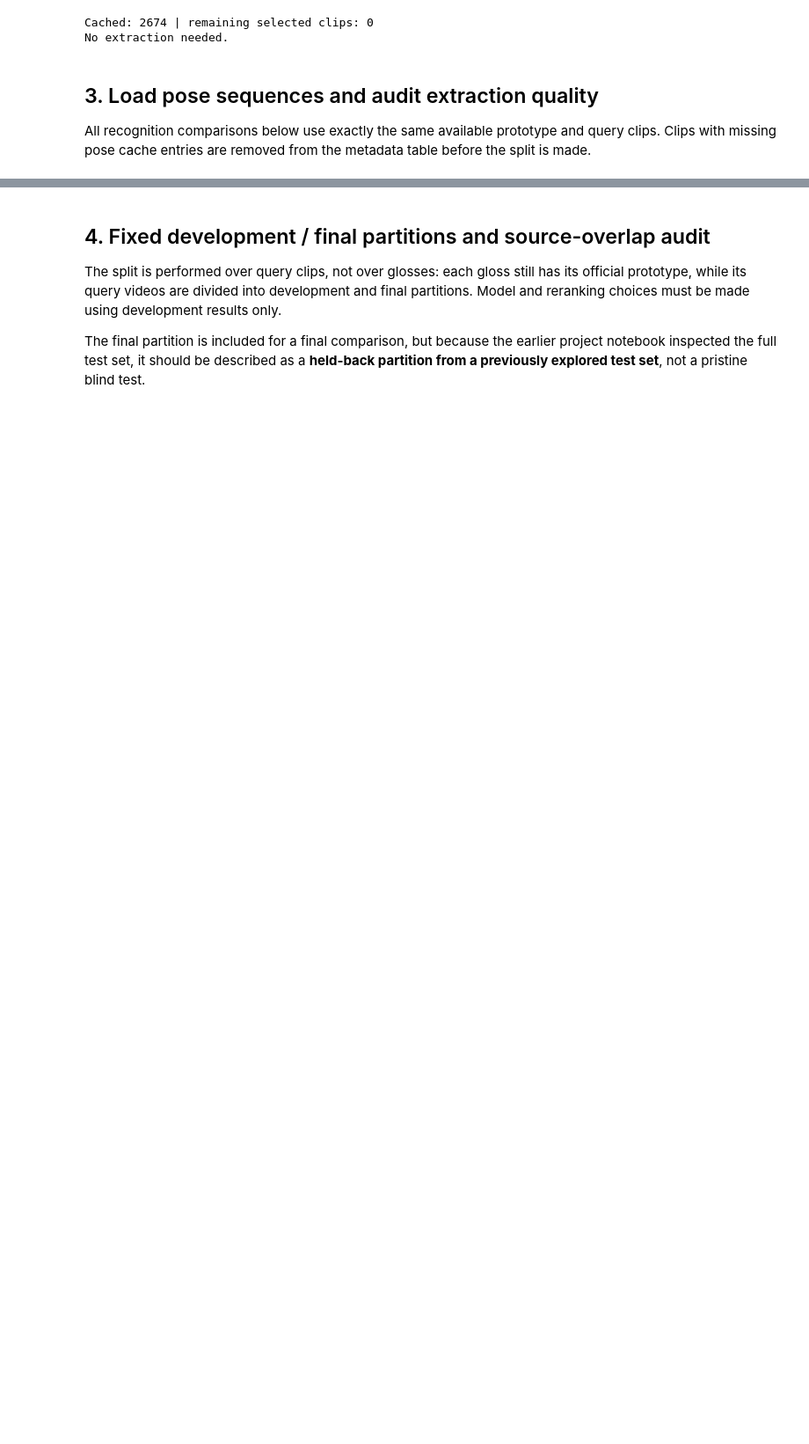
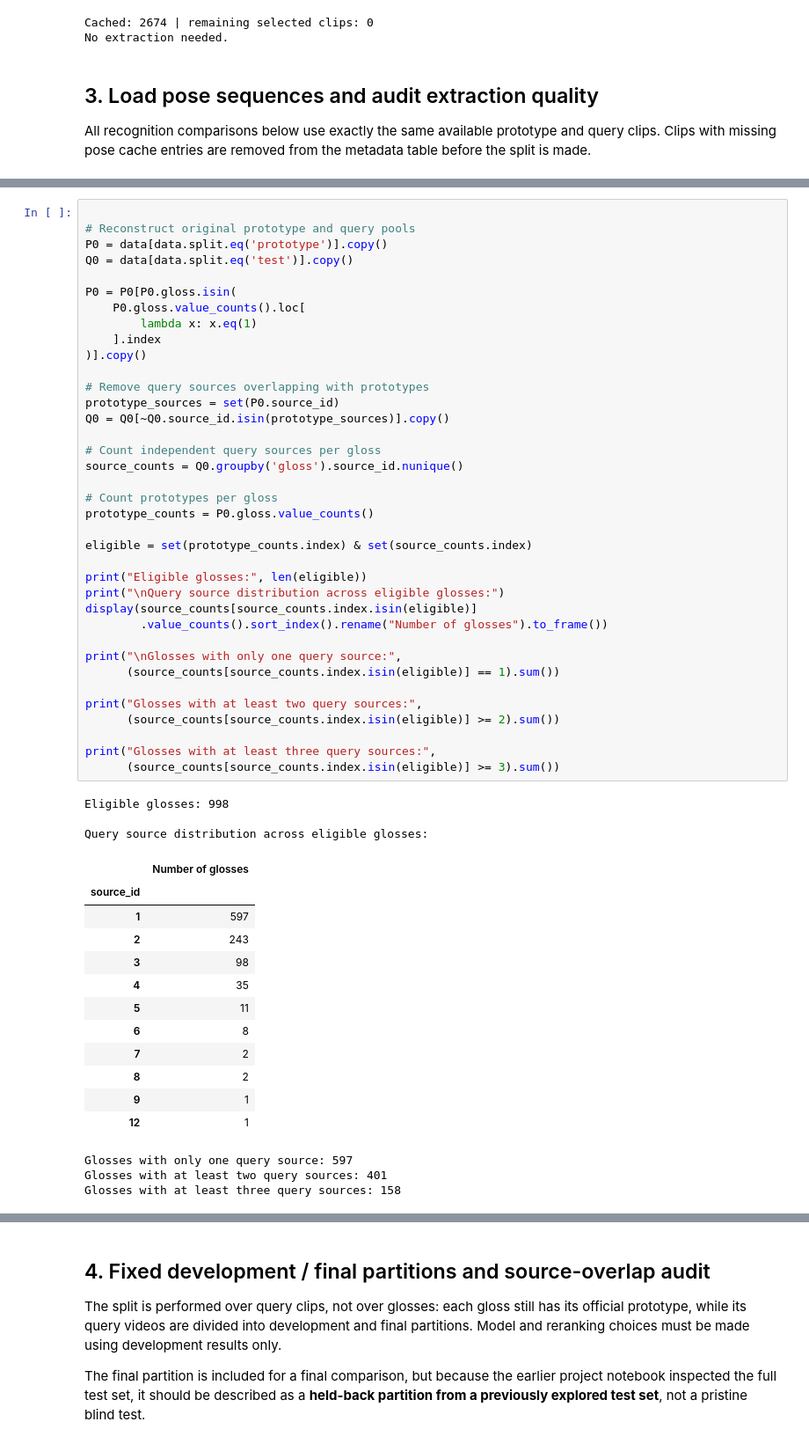
Before and after one commit to Riddhi-sss/ISL-Recognition, a Jupyter notebook: ISL_Project_Reorganised_Colab.ipynb, the cells around one changed output, grey strips where cells are left out. Shown at 88% size. Cells and saved outputs as stored; diff of their text form; blank space fills up the shorter version.

```diff
--- a/ISL_Project_Reorganised_Colab.ipynb
+++ b/ISL_Project_Reorganised_Colab.ipynb
@@ -344,0 +428,56 @@ display(quality.describe().round(3))
+# %%
+
+# Reconstruct original prototype and query pools
+P0 = data[data.split.eq('prototype')].copy()
+Q0 = data[data.split.eq('test')].copy()
+
+P0 = P0[P0.gloss.isin(
+    P0.gloss.value_counts().loc[
+        lambda x: x.eq(1)
+    ].index
+)].copy()
+
+# Remove query sources overlapping with prototypes
+prototype_sources = set(P0.source_id)
+Q0 = Q0[~Q0.source_id.isin(prototype_sources)].copy()
+
+# Count independent query sources per gloss
+source_counts = Q0.groupby('gloss').source_id.nunique()
+
+# Count prototypes per gloss
+prototype_counts = P0.gloss.value_counts()
+
+eligible = set(prototype_counts.index) & set(source_counts.index)
+
+print("Eligible glosses:", len(eligible))
+print("\nQuery source distribution across eligible glosses:")
+display(source_counts[source_counts.index.isin(eligible)]
+        .value_counts().sort_index().rename("Number of glosses").to_frame())
+
+print("\nGlosses with only one query source:",
+      (source_counts[source_counts.index.isin(eligible)] == 1).sum())
+
+print("Glosses with at least two query sources:",
+      (source_counts[source_counts.index.isin(eligible)] >= 2).sum())
+
+print("Glosses with at least three query sources:",
+      (source_counts[source_counts.index.isin(eligible)] >= 3).sum())
+# %% [output]
+Eligible glosses: 998
+
+Query source distribution across eligible glosses:
+|  | Number of glosses |
+| source_id |  |
+| 1 | 597 |
+| 2 | 243 |
+| 3 | 98 |
+| 4 | 35 |
+| 5 | 11 |
+| 6 | 8 |
+| 7 | 2 |
+| 8 | 2 |
+| 9 | 1 |
+| 12 | 1 |
+Glosses with only one query source: 597
+Glosses with at least two query sources: 401
+Glosses with at least three query sources: 158
```
Also changed, not shown: parts of 29 cells of this notebook.
